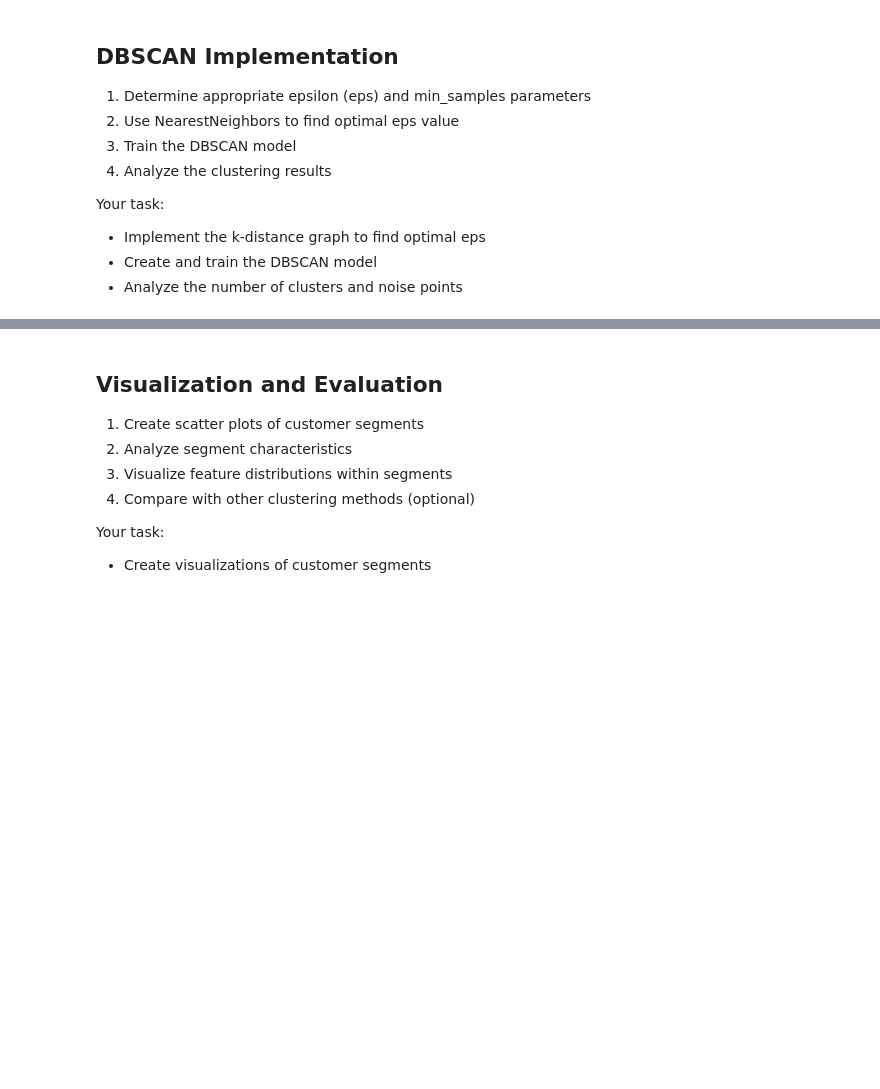
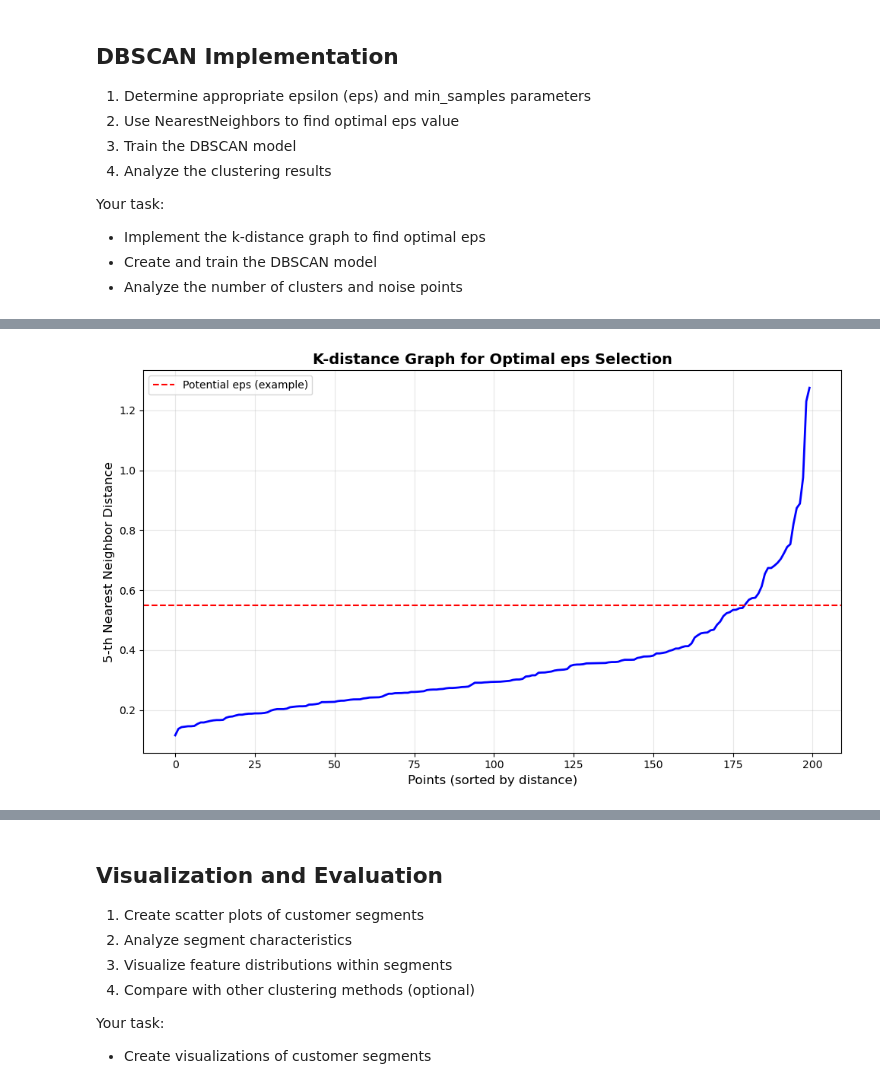
Before and after one commit to antonwarming1/handson-ml3, a Jupyter notebook: lecture 7/Exercise_L7_DBSCAN.ipynb, the cells around one changed output, grey strips where cells are left out. Cells and saved outputs as stored; diff of their text form; code cells hidden in the pictures; blank space fills up the shorter version.

```diff
--- a/lecture 7/Exercise_L7_DBSCAN.ipynb
+++ b/lecture 7/Exercise_L7_DBSCAN.ipynb
@@ -83,3 +107,18 @@ Your task:
 - Implement the k-distance graph to find optimal eps
 - Create and train the DBSCAN model
 - Analyze the number of clusters and noise points
+# %%
+# 3. Scale the features 'Annual_Income' and 'Spending_Score'
+scaler = StandardScaler()
+features_to_scale = ['Annual_Income', 'Spending_Score']
+df_scaled = pd.DataFrame(scaler.fit_transform(df[features_to_scale]),
+                        columns=features_to_scale)
+print("\nScaled features:")
+print(df_scaled.head())
+
+# 4. Select features for clustering
+X_cluster = df_scaled.copy()  # Already has only the 2 features we need
+
+print("\nFinal clustering features:")
+print(f"Features: {list(X_cluster.columns)}")
+print(f"Shape: {X_cluster.shape}")
@@ -86,22 +137,62 @@ Your task:
 # %%
+
 # Your code here
 # 1. Find optimal eps using k-distance graph
 from sklearn.neighbors import NearestNeighbors
 
+# Choose k = min_samples (typically 5 for 4-dimensional data)
 k = 5
 neigh = NearestNeighbors(n_neighbors=k)
-neigh.fit(X_cluster) # you need to replace the 'X_cluster' with your sample data
-distances, indices = neigh.kneighbors(X_cluster) # you need to replace the 'X_cluster' with your sample data
+neigh.fit(X_cluster)
 
-# Sort and plot k-distances
-distances_sorted = np.sort(distances[:, k-1])
+# Get distances to k-th nearest neighbor for each point
+distances, indices = neigh.kneighbors(X_cluster)
+
+# Sort distances in ascending order (smallest to largest)
+distances_sorted = np.sort(distances[:, k-1], axis=0)
+
+# Plot the k-distance graph
 plt.figure(figsize=(10, 6))
-plt.plot(range(len(distances_sorted)), distances_sorted)
-plt.xlabel('Points')
-plt.ylabel(f'{k}-th nearest neighbor distance')
-plt.title('K-distance Graph')
+plt.plot(range(len(distances_sorted)), distances_sorted, 'b-', linewidth=2)
+plt.xlabel('Points (sorted by distance)', fontsize=12)
+plt.ylabel(f'{k}-th Nearest Neighbor Distance', fontsize=12)
+plt.title('K-distance Graph for Optimal eps Selection', fontsize=14, fontweight='bold')
+plt.grid(True, alpha=0.3)
+plt.axhline(y=0.55, color='r', linestyle='--', label='Potential eps (example)')
+plt.legend()
+plt.tight_layout()
 plt.show()
 
+print("📊 Look for the 'elbow' point in the graph above")
+print("The optimal eps is where the curve bends sharply (steep increase)")
+
 # 2. Train DBSCAN with optimal parameters
+# Based on the k-distance graph, choose an eps value at the elbow
+eps_optimal = 0.55  # Adjust this based on your graph!
+min_samples = 5
+
+dbscan = DBSCAN(eps=eps_optimal, min_samples=min_samples)
+dbscan.fit(X_cluster)
 
 # 3. Analyze clustering results
+labels = dbscan.labels_
+n_clusters = len(set(labels)) - (1 if -1 in labels else 0)
+n_noise = list(labels).count(-1)
+
+print(f"\n✅ DBSCAN Results:")
+print(f"   eps: {eps_optimal}")
+print(f"   min_samples: {min_samples}")
+print(f"   Number of clusters: {n_clusters}")
+print(f"   Number of noise points: {n_noise} ({n_noise/len(labels)*100:.1f}%)")
+print(f"   Cluster distribution:")
+unique, counts = np.unique(labels, return_counts=True)
+for cluster_id, count in zip(unique, counts):
+    if cluster_id == -1:
+        print(f"      Noise: {count} points")
+    else:
+        print(f"      Cluster {cluster_id}: {count} points")
+
+# Add cluster labels to clustering dataframe for analysis
+df['Cluster'] = labels
+# %% [output]
+[figure, added]
```
Also changed, not shown: parts of 5 cells of this notebook, 20 other files.
